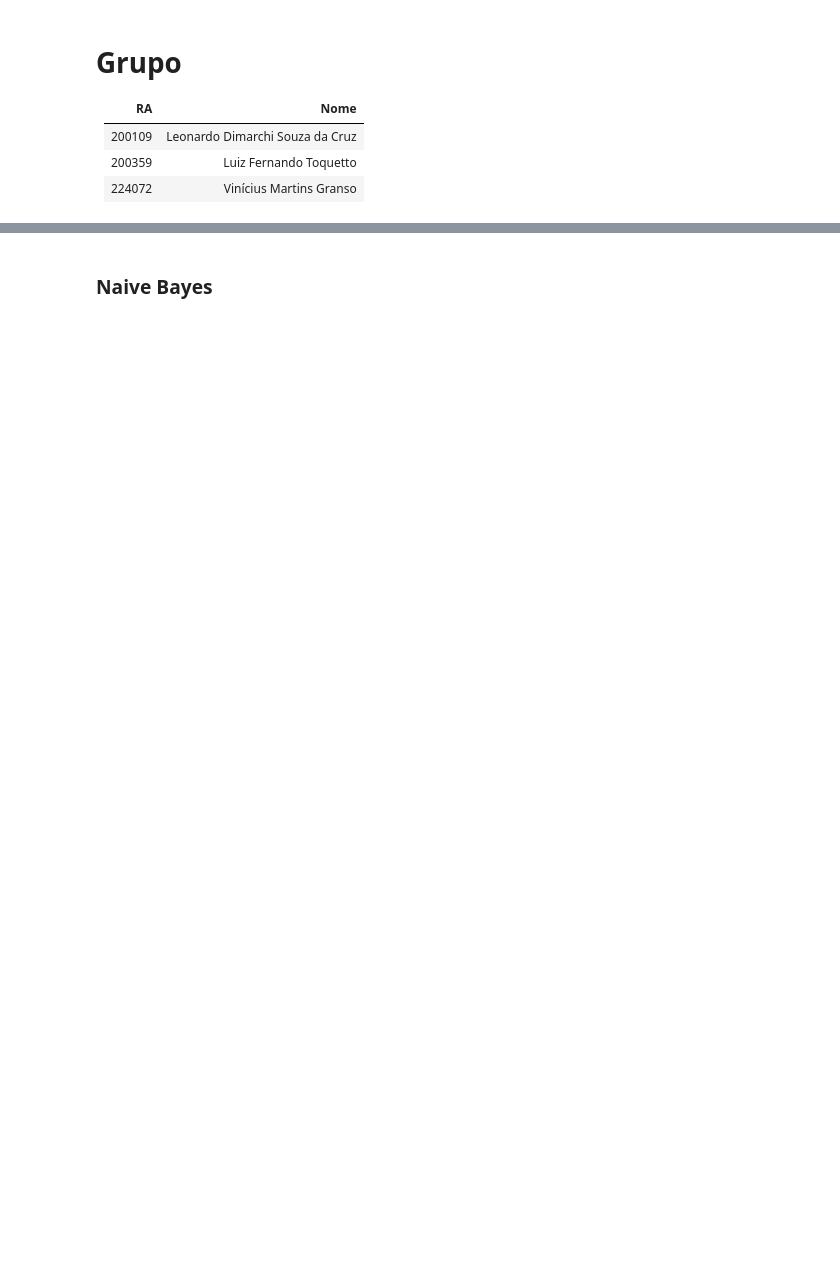
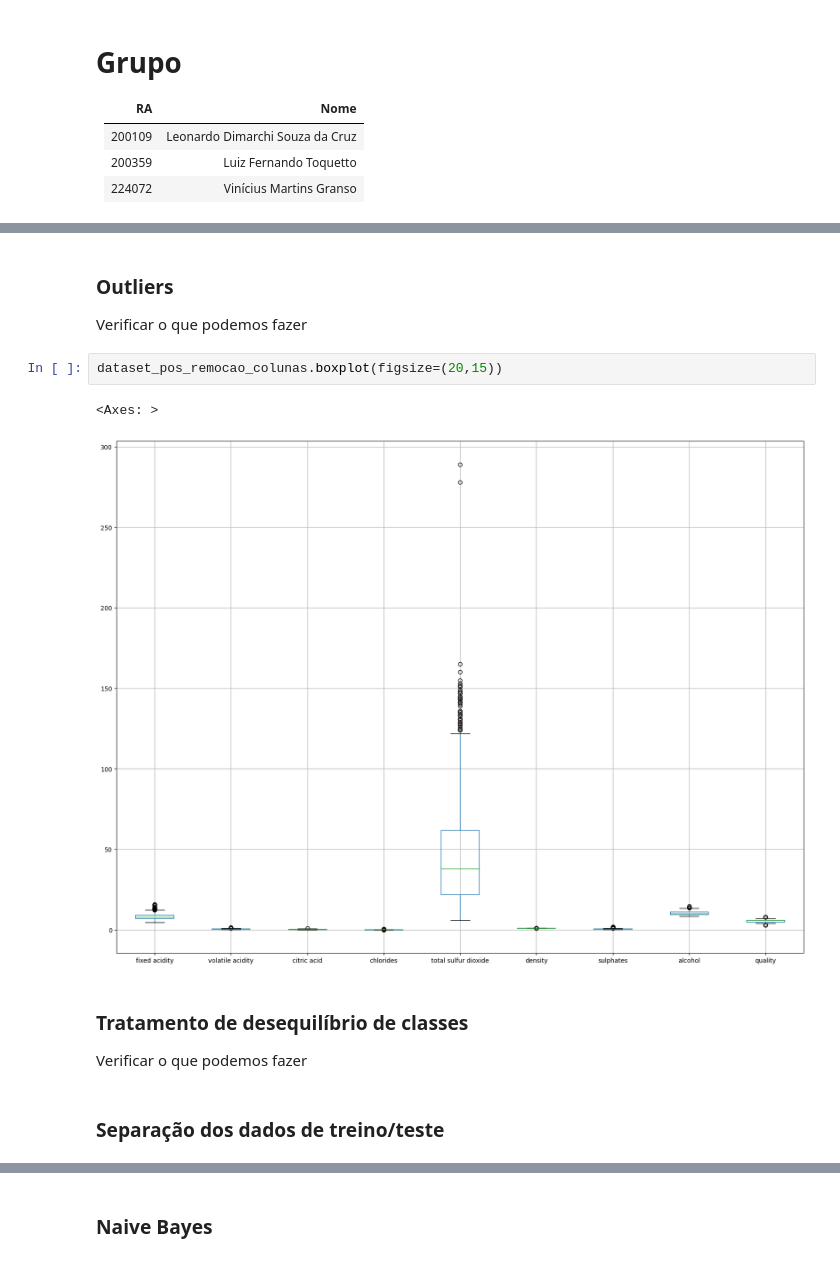
Before and after one commit to leonardodimarchi/ai-regression-and-classification, a Jupyter notebook: classification.ipynb, the cells around one changed output, grey strips where cells are left out. Drawn from its saved outputs; the diff is of its cells as text; blank space fills up the shorter version.

```diff
--- a/classification.ipynb
+++ b/classification.ipynb
@@ -182,0 +129,15 @@ Plotando o boxplot
+# %% [markdown]
+### Outliers
+
+Verificar o que podemos fazer
+# %%
+dataset_pos_remocao_colunas.boxplot(figsize=(20,15))
+# %% [output]
+<Axes: >
+[figure, added]
+# %% [markdown]
+### Tratamento de desequilíbrio de classes
+
+Verificar o que podemos fazer
+# %% [markdown]
+### Separação dos dados de treino/teste
```
Also changed, not shown: parts of 26 cells of this notebook, 1 other file.
